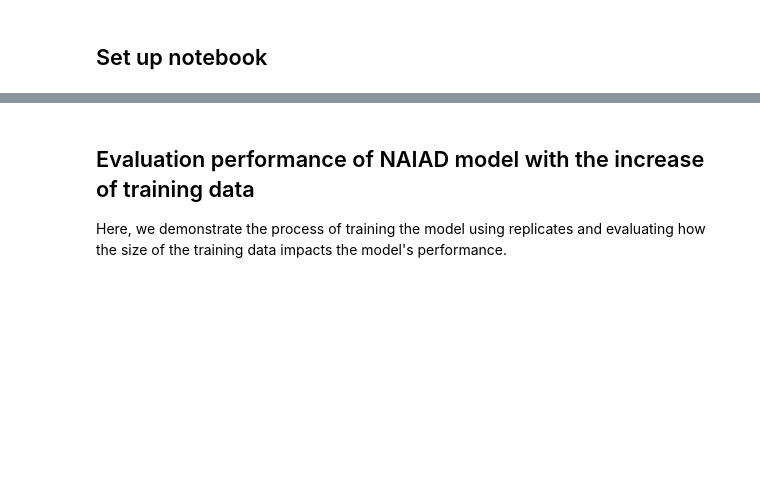
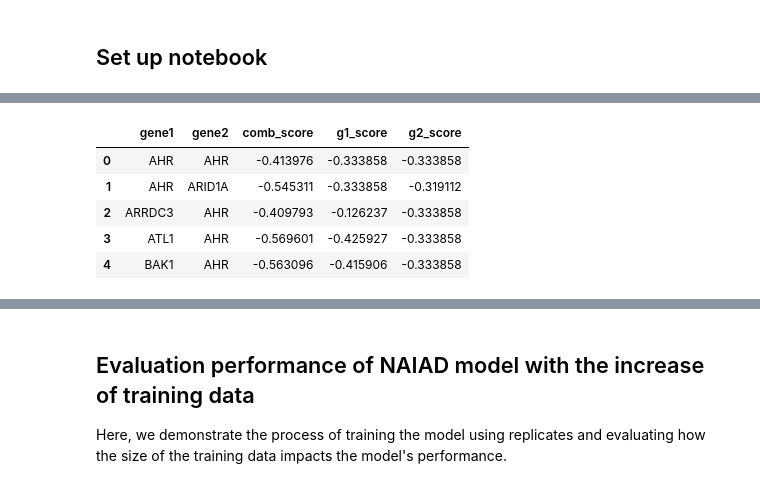
Before and after one commit to NeptuneBio/NAIAD, a Jupyter notebook: tutorials/naiad_tutorial.ipynb, the cells around one changed output, grey strips where cells are left out. Saved outputs shown, nothing was run; the diff lists cells and outputs as text; code cells hidden in the pictures; blank space fills up the shorter version.

```diff
--- a/tutorials/naiad_tutorial.ipynb
+++ b/tutorials/naiad_tutorial.ipynb
@@ -50,0 +56,11 @@ emb_model = 'transformer-cls'
+# %%
+# load data
+processed_data = load_naiad_data(data_file)
+processed_data.head()
+# %% [output]
+|  | gene1 | gene2 | comb_score | g1_score | g2_score |
+| 0 | AHR | AHR | -0.413976 | -0.333858 | -0.333858 |
+| 1 | AHR | ARID1A | -0.545311 | -0.333858 | -0.319112 |
+| 2 | ARRDC3 | AHR | -0.409793 | -0.126237 | -0.333858 |
+| 3 | ATL1 | AHR | -0.569601 | -0.425927 | -0.333858 |
+| 4 | BAK1 | AHR | -0.563096 | -0.415906 | -0.333858 |
```
Also changed, not shown: parts of 14 cells of this notebook.
